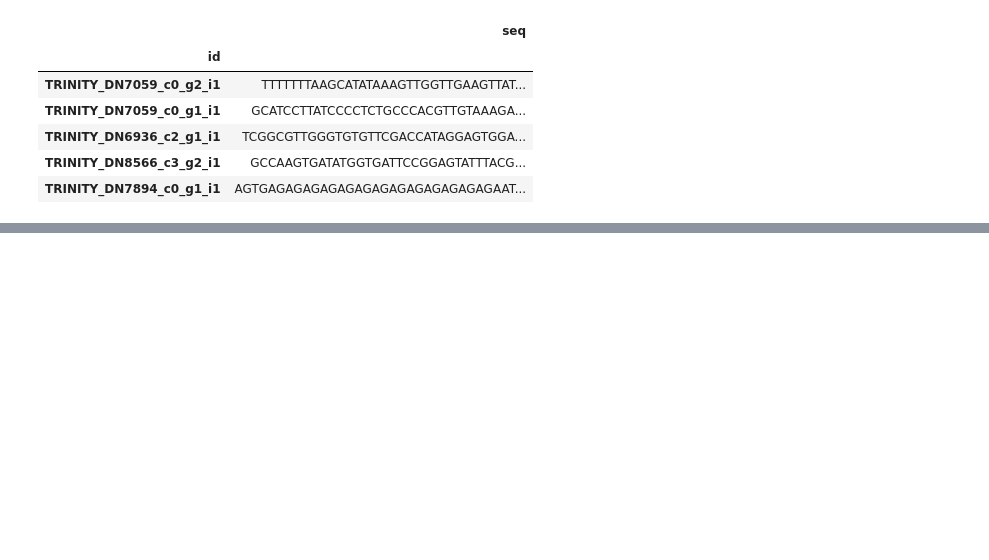
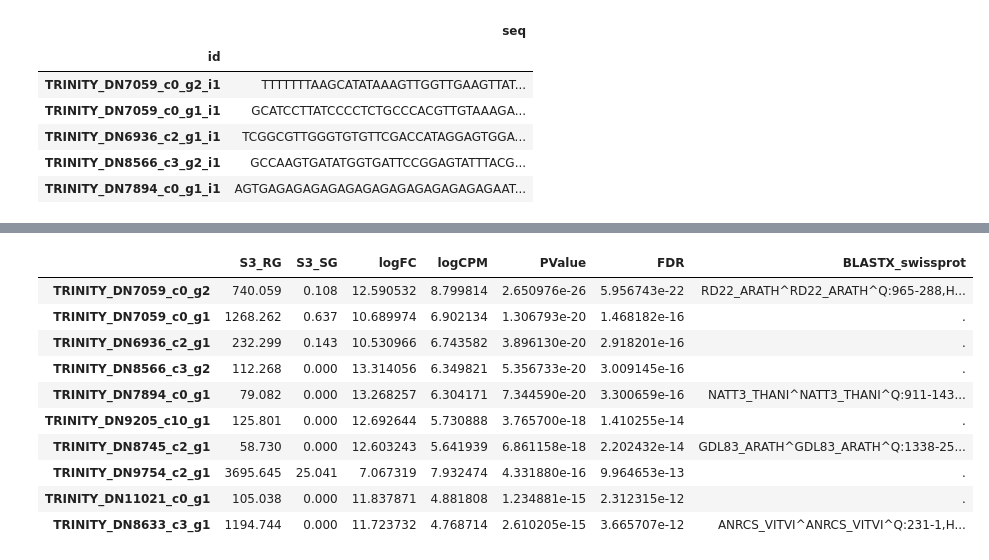
Before and after one commit to CropEvol/remote_py3, a Jupyter notebook: ILAS/07_RNA-seq_example_TeaBlisterBlight.ipynb, the cells around one changed output, grey strips where cells are left out. Saved outputs shown, nothing was run; the diff lists cells and outputs as text; code cells hidden in the pictures; blank space fills up the shorter version.

```diff
--- a/ILAS/07_RNA-seq_example_TeaBlisterBlight.ipynb
+++ b/ILAS/07_RNA-seq_example_TeaBlisterBlight.ipynb
@@ -146,0 +171,4 @@ rn.ncbi_blast(BLASTの種類, 塩基配列)
+# %%
+### コード例
+sub = df[df['FDR'] < 0.05]  # FDR<0.05の行のみ抽出
+len(sub)                    # 行数カウント
@@ -146,0 +186,8 @@ rn.ncbi_blast(BLASTの種類, 塩基配列)
+# %%
+### コード例
+# 両方の結果を表示するために、print関数を使っています。
+
+subR = sub[sub['logFC']>0]  # subデータフレームからlogFC>0の行のみ抽出
+subS = sub[sub['logFC']<0]  # subデータフレームからlogFC<0の行のみ抽出
+
+print('RG:', len(subR), '| SG:', len(subS)) # 行数カウント
@@ -146,0 +225,7 @@ rn.ncbi_blast(BLASTの種類, 塩基配列)
+# %%
+### コード例
+# 読み込み
+df_BLAST = pd.read_csv('./tea_set/S3.DEGs_BLAST.txt', sep='\t', header=0, index_col=0)
+
+# 確認（最初の数行のみ）
+df_BLAST.head()
@@ -146,0 +239,24 @@ rn.ncbi_blast(BLASTの種類, 塩基配列)
+# %%
+# データを結合する
+subR_BLAST = pd.merge(subR, df_BLAST, left_index=True, right_index=True, how='left')
+
+#-----
+# [補足]
+# pd.merge(データフレームleft, データフレームright, 結合方法など)
+# インデックス列（遺伝子名の列）を使って結合するので、left_index=True, right_index=True
+# subRにある遺伝子のみのデータを得たいので, how='left'
+#-----
+
+subR_BLAST.head(10)  #確認
+# %% [output]
+|  | S3_RG | S3_SG | logFC | logCPM | PValue | FDR | BLASTX_swissprot |
+| TRINITY_DN7059_c0_g2 | 740.059 | 0.108 | 12.590532 | 8.799814 | 2.650976e-26 | 5.956743e-22 | RD22_ARATH^RD22_ARATH^Q:965-288,H... |
+| TRINITY_DN7059_c0_g1 | 1268.262 | 0.637 | 10.689974 | 6.902134 | 1.306793e-20 | 1.468182e-16 | . |
+| TRINITY_DN6936_c2_g1 | 232.299 | 0.143 | 10.530966 | 6.743582 | 3.896130e-20 | 2.918201e-16 | . |
+| TRINITY_DN8566_c3_g2 | 112.268 | 0.000 | 13.314056 | 6.349821 | 5.356733e-20 | 3.009145e-16 | . |
+| TRINITY_DN7894_c0_g1 | 79.082 | 0.000 | 13.268257 | 6.304171 | 7.344590e-20 | 3.300659e-16 | NATT3_THANI^NATT3_THANI^Q:911-143... |
+| TRINITY_DN9205_c10_g1 | 125.801 | 0.000 | 12.692644 | 5.730888 | 3.765700e-18 | 1.410255e-14 | . |
+| TRINITY_DN8745_c2_g1 | 58.730 | 0.000 | 12.603243 | 5.641939 | 6.861158e-18 | 2.202432e-14 | GDL83_ARATH^GDL83_ARATH^Q:1338-25... |
+| TRINITY_DN9754_c2_g1 | 3695.645 | 25.041 | 7.067319 | 7.932474 | 4.331880e-16 | 9.964653e-13 | . |
+| TRINITY_DN11021_c0_g1 | 105.038 | 0.000 | 11.837871 | 4.881808 | 1.234881e-15 | 2.312315e-12 | . |
+| TRINITY_DN8633_c3_g1 | 1194.744 | 0.000 | 11.723732 | 4.768714 | 2.610205e-15 | 3.665707e-12 | ANRCS_VITVI^ANRCS_VITVI^Q:231-1,H... |
```
Also changed, not shown: parts of 20 cells of this notebook, 3 other files.
